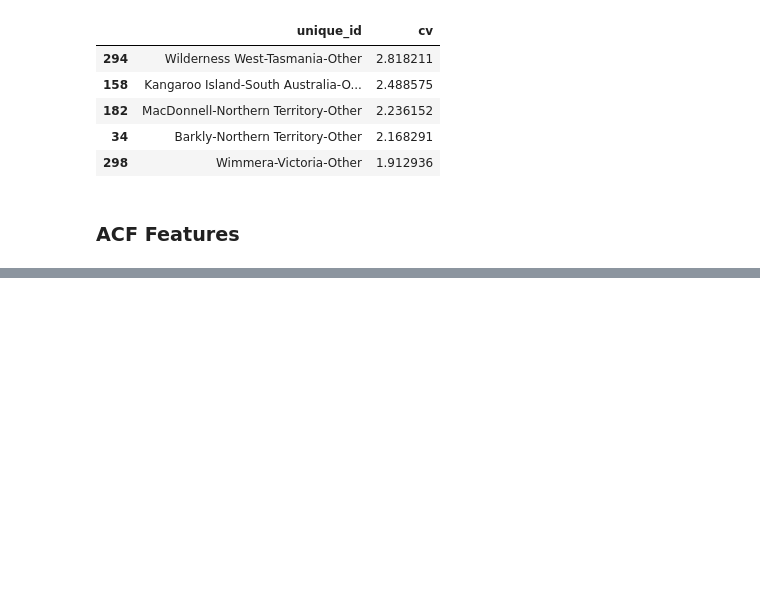
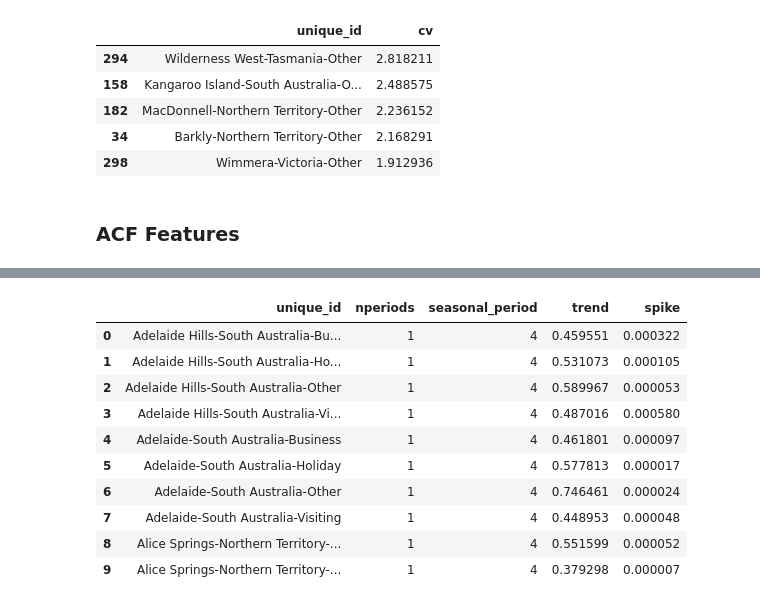
Before and after one commit to VanthuirMaia/project_forecanting, a Jupyter notebook: estudos/cap4.ipynb, the cells around one changed output, grey strips where cells are left out. Drawn from its saved outputs; the diff is of its cells as text; code cells hidden in the pictures; blank space fills up the shorter version.

```diff
--- a/estudos/cap4.ipynb
+++ b/estudos/cap4.ipynb
@@ -332,0 +325,15 @@ NameError: name 'summary_stats' is not defined
+# %%
+stl_feat = tsf.tsfeatures(aus_tourism, freq=4, features=[tsf.stl_features])
+stl_feat.head(10).iloc[:, :5]
+# %% [output]
+|  | unique_id | nperiods | seasonal_period | trend | spike |
+| 0 | Adelaide Hills-South Australia-Bu... | 1 | 4 | 0.459551 | 0.000322 |
+| 1 | Adelaide Hills-South Australia-Ho... | 1 | 4 | 0.531073 | 0.000105 |
+| 2 | Adelaide Hills-South Australia-Other | 1 | 4 | 0.589967 | 0.000053 |
+| 3 | Adelaide Hills-South Australia-Vi... | 1 | 4 | 0.487016 | 0.000580 |
+| 4 | Adelaide-South Australia-Business | 1 | 4 | 0.461801 | 0.000097 |
+| 5 | Adelaide-South Australia-Holiday | 1 | 4 | 0.577813 | 0.000017 |
+| 6 | Adelaide-South Australia-Other | 1 | 4 | 0.746461 | 0.000024 |
+| 7 | Adelaide-South Australia-Visiting | 1 | 4 | 0.448953 | 0.000048 |
+| 8 | Alice Springs-Northern Territory-... | 1 | 4 | 0.551599 | 0.000052 |
+| 9 | Alice Springs-Northern Territory-... | 1 | 4 | 0.379298 | 0.000007 |
```
Also changed, not shown: parts of 4 cells of this notebook, 1 other file.
